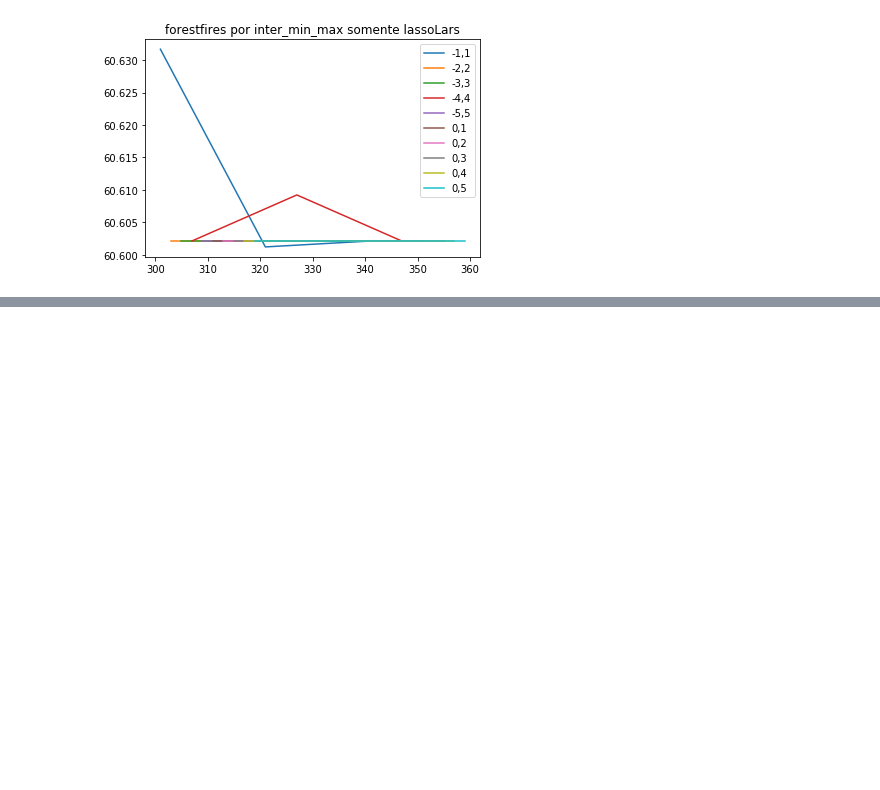
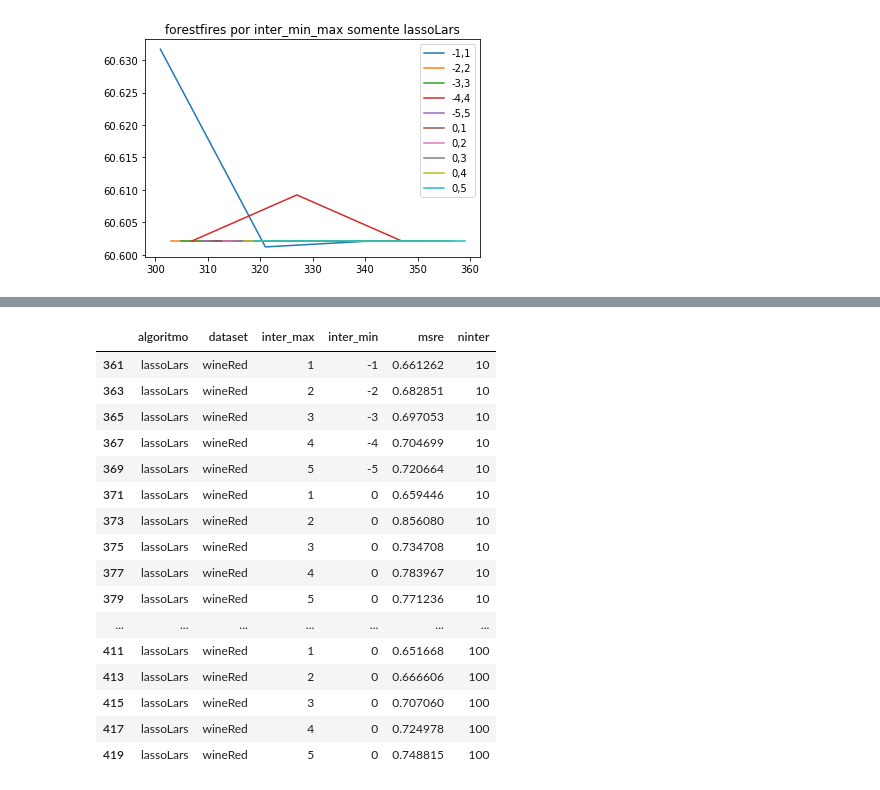
Before and after one commit to maira-lima/inter-transf, a Jupyter notebook: inter-transf.ipynb, the cells around one changed output, grey strips where cells are left out. Drawn from its saved outputs; the diff is of its cells as text; code cells hidden in the pictures; blank space fills up the shorter version.

```diff
--- a/inter-transf.ipynb
+++ b/inter-transf.ipynb
@@ -489,0 +504,20 @@ plt.show()
+# %%
+df.loc[df['dataset'] == 'wineRed'].loc[df['algoritmo'] == 'lassoLars']
+# %% [output]
+|  | algoritmo | dataset | inter_max | inter_min | msre | ninter |
+| 361 | lassoLars | wineRed | 1 | -1 | 0.661262 | 10 |
+| 363 | lassoLars | wineRed | 2 | -2 | 0.682851 | 10 |
+| 365 | lassoLars | wineRed | 3 | -3 | 0.697053 | 10 |
+| 367 | lassoLars | wineRed | 4 | -4 | 0.704699 | 10 |
+| 369 | lassoLars | wineRed | 5 | -5 | 0.720664 | 10 |
+| 371 | lassoLars | wineRed | 1 | 0 | 0.659446 | 10 |
+| 373 | lassoLars | wineRed | 2 | 0 | 0.856080 | 10 |
+| 375 | lassoLars | wineRed | 3 | 0 | 0.734708 | 10 |
+| 377 | lassoLars | wineRed | 4 | 0 | 0.783967 | 10 |
+| 379 | lassoLars | wineRed | 5 | 0 | 0.771236 | 10 |
+| ... | ... | ... | ... | ... | ... | ... |
+| 411 | lassoLars | wineRed | 1 | 0 | 0.651668 | 100 |
+| 413 | lassoLars | wineRed | 2 | 0 | 0.666606 | 100 |
+| 415 | lassoLars | wineRed | 3 | 0 | 0.707060 | 100 |
+| 417 | lassoLars | wineRed | 4 | 0 | 0.724978 | 100 |
+| 419 | lassoLars | wineRed | 5 | 0 | 0.748815 | 100 |
```
Also changed, not shown: parts of 4 cells of this notebook, 2 other files.
